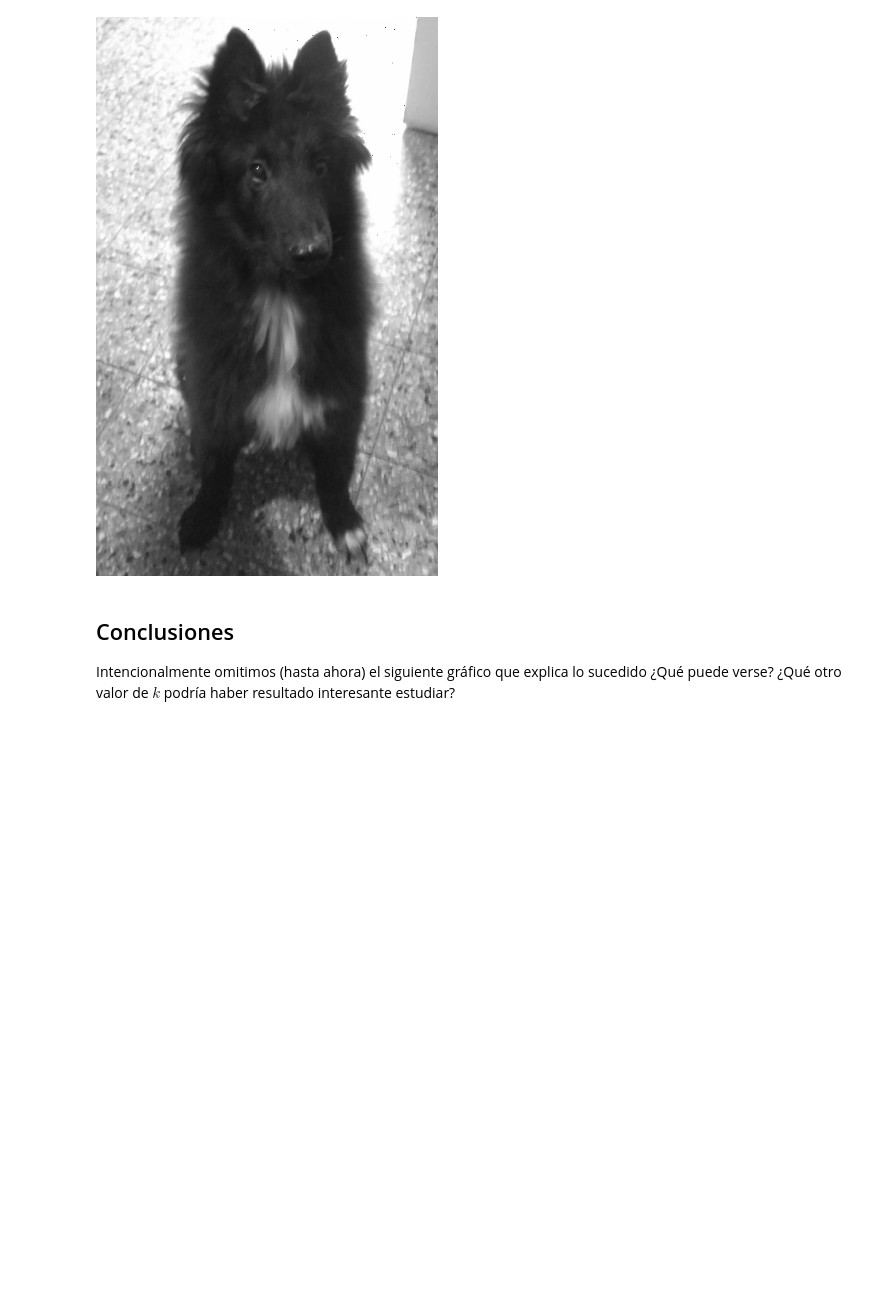
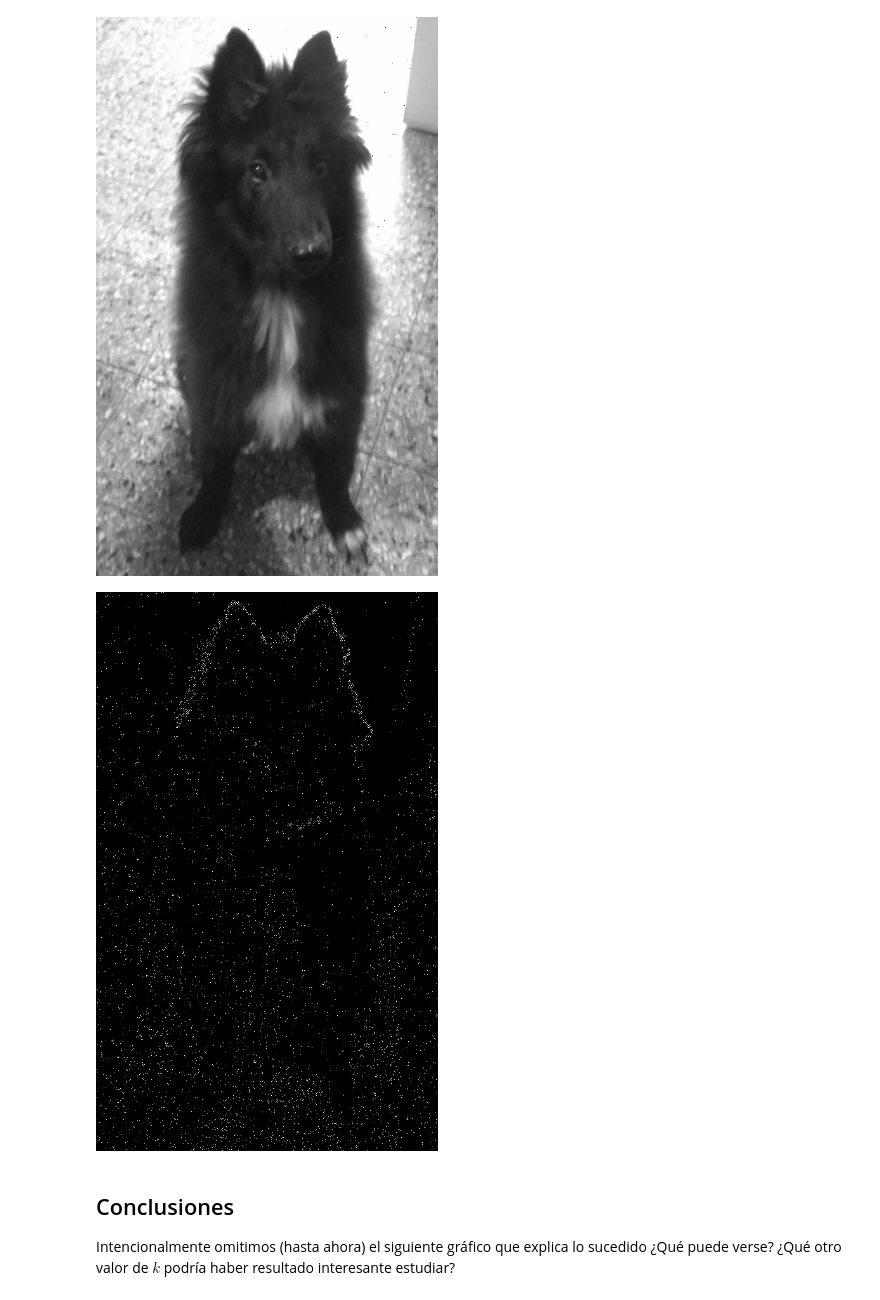
Before and after one commit to Juliodonadello/analisis_matematico_ia, a Jupyter notebook: clases_nuevas/clase 4/AMIA_SVD_on_imgs.ipynb, the cells around one changed output. Cells and saved outputs as stored; diff of their text form; code cells hidden in the pictures; blank space fills up the shorter version.

```diff
--- a/clases_nuevas/clase 4/AMIA_SVD_on_imgs.ipynb
+++ b/clases_nuevas/clase 4/AMIA_SVD_on_imgs.ipynb
@@ -223,6 +223,16 @@ img300 = Image.fromarray(array300.astype('uint8'))
 img300
 # %% [output]
 [figure]
+# %%
+# más pruebas random
+
+## Sacamos los primeros 300 autovalores más importantes
+
+array_last10 = u[:, 300:] @ np.diag(s[300:]) @ vh[300:, :]
+img_last_10 = Image.fromarray(array_last10.astype('uint8'))
+img_last_10
+# %% [output]
+[figure, added]
 # %% [markdown]
 ## Conclusiones
 
```
Also changed, not shown: parts of 3 cells of this notebook, 2 other files.
